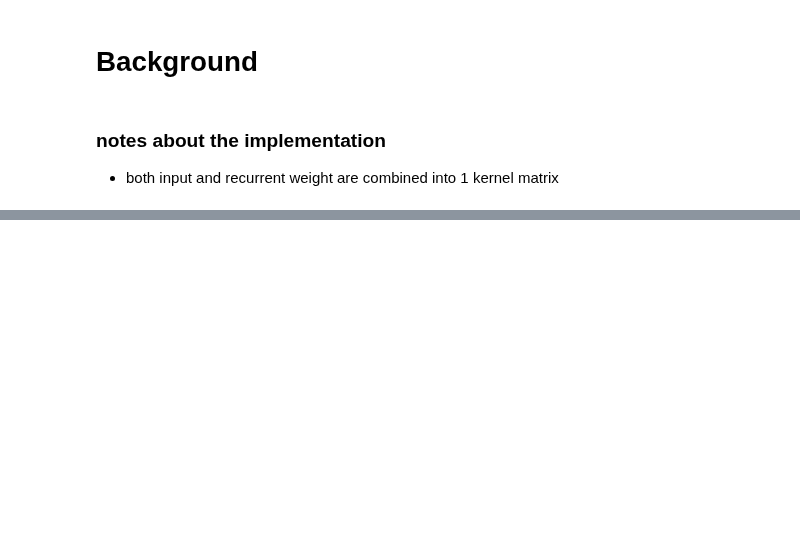
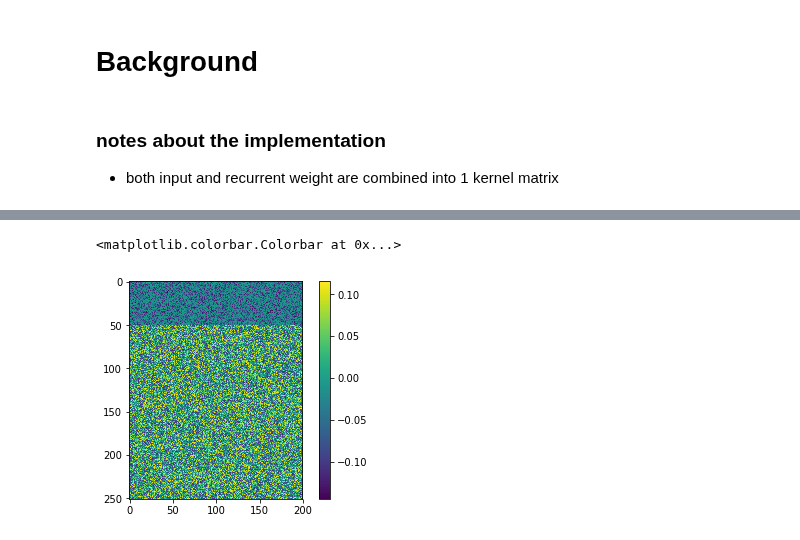
Before and after one commit to eghbalhosseini/KeRNL, a Jupyter notebook: notebooks/kernl_snn_cell_add_dataset.ipynb, the cells around one changed output, grey strips where cells are left out. Saved outputs shown, nothing was run; the diff lists cells and outputs as text; code cells hidden in the pictures; blank space fills up the shorter version.

```diff
--- a/notebooks/kernl_snn_cell_add_dataset.ipynb
+++ b/notebooks/kernl_snn_cell_add_dataset.ipynb
@@ -51,0 +201,6 @@ savepath='/home/eghbal/Desktop/openmind/logs/kernl_snn_addition_dataset/kernl_sn
+# %%
+plt.imshow(values[0])
+plt.colorbar()
+# %% [output]
+<matplotlib.colorbar.Colorbar at 0x...>
+[figure, added]
```
Also changed, not shown: parts of 12 cells of this notebook, 1 other file.
